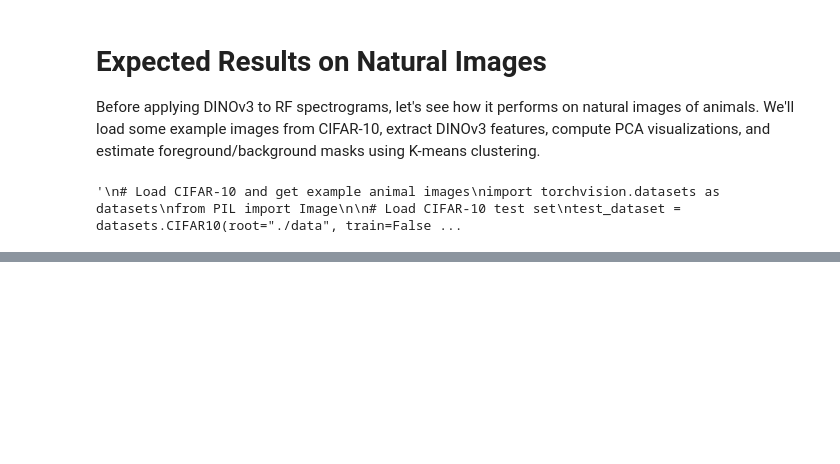
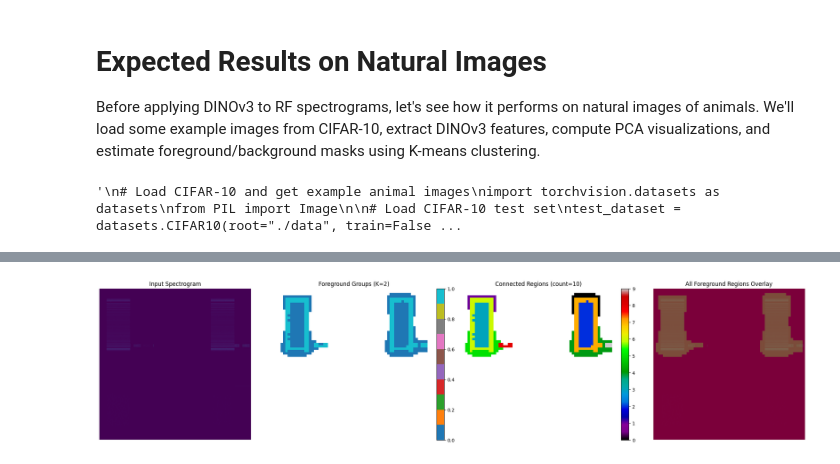
Before and after one commit to Trudes808/Dinov3-RF-Signal-Detection, a Jupyter notebook: rf_spectrogram_segmentation.ipynb, the cells around one changed output, grey strips where cells are left out. Drawn from its saved outputs; the diff is of its cells as text; code cells hidden in the pictures; blank space fills up the shorter version.

```diff
--- a/rf_spectrogram_segmentation.ipynb
+++ b/rf_spectrogram_segmentation.ipynb
@@ -1118,0 +1430,84 @@ edge_boxes: power_contrast=nan, area=1.000
+# %%
+# 2) Unsupervised foreground region grouping (semantic-like, no labels)
+from sklearn.cluster import KMeans
+from sklearn.metrics import silhouette_score
+
+# Foreground patch indices from binary detector
+fg_idx = np.flatnonzero(binary_patch.reshape(-1) > 0)
+fg_count = len(fg_idx)
+if fg_count < 20:
+    raise ValueError(f'Too few foreground patches ({fg_count}) for stable grouping. Lower SIGNAL_PERCENTILE.')
+
+fg_features = features_std[fg_idx]
+
+# Select K with silhouette over a small range
+K_MIN, K_MAX = 2, 6
+k_candidates = []
+for k in range(K_MIN, min(K_MAX, fg_count - 1) + 1):
+    km = KMeans(n_clusters=k, random_state=42, n_init=10)
+    lbl = km.fit_predict(fg_features)
+    if len(np.unique(lbl)) < 2:
+        continue
+    score = silhouette_score(fg_features, lbl, metric='euclidean')
+    k_candidates.append((k, score))
+
+if not k_candidates:
+    best_k = 2
+else:
+    best_k = max(k_candidates, key=lambda x: x[1])[0]
+
+km_final = KMeans(n_clusters=best_k, random_state=42, n_init=20)
+fg_group_labels = km_final.fit_predict(fg_features)
+
+# Build full patch map: -1 background, [0..K-1] foreground groups
+group_map = -1 * np.ones(h * w, dtype=np.int32)
+group_map[fg_idx] = fg_group_labels
+group_map = group_map.reshape(h, w)
+
+# Split disconnected areas inside each group into separate region IDs
+region_map = -1 * np.ones((h, w), dtype=np.int32)
+region_id = 0
+for g in range(best_k):
+    mask_g = (group_map == g).astype(np.uint8)
+    cc_g, n_g = ndimage.label(mask_g)
+    for cc_id in range(1, n_g + 1):
+        comp = (cc_g == cc_id)
+        if comp.sum() < max(3, int(0.0015 * h * w)):
+            continue
+        region_map[comp] = region_id
+        region_id += 1
+
+# Visualize grouping results
+fig, axes = plt.subplots(1, 4, figsize=(22, 5))
+axes[0].imshow(_crop_for_plot(dino_spec_resized))
+axes[0].set_title('Input Spectrogram')
+axes[0].axis('off')
+
+masked_groups = np.ma.masked_where(group_map < 0, group_map)
+im1 = axes[1].imshow(masked_groups, cmap='tab10', interpolation='nearest')
+axes[1].set_title(f'Foreground Groups (K={best_k})')
+axes[1].axis('off')
+plt.colorbar(im1, ax=axes[1], fraction=0.046, pad=0.04)
+
+masked_regions = np.ma.masked_where(region_map < 0, region_map)
+im2 = axes[2].imshow(masked_regions, cmap='nipy_spectral', interpolation='nearest')
+axes[2].set_title(f'Connected Regions (count={region_id})')
+axes[2].axis('off')
+plt.colorbar(im2, ax=axes[2], fraction=0.046, pad=0.04)
+
+overlay_groups = Image.fromarray(((group_map >= 0).astype(np.uint8) * 255), mode='L').resize(resized_img.size, Image.NEAREST)
+axes[3].imshow(_crop_for_plot(dino_spec_resized))
+axes[3].imshow(_crop_for_plot(overlay_groups), alpha=0.30, cmap='autumn')
+axes[3].set_title('All Foreground Regions Overlay')
+axes[3].axis('off')
+
+plt.tight_layout()
+plt.show()
+
+print(f'Foreground patches: {fg_count} / {h*w} ({fg_count/(h*w):.4f})')
+print(f'Chosen number of foreground groups (best_k): {best_k}')
+print(f'Final connected regions: {region_id}')
+if k_candidates:
+    print('Silhouette scores:', {k: round(s, 4) for k, s in k_candidates})
+# %% [output]
+[figure, added]
```
Also changed, not shown: parts of 14 cells of this notebook.
